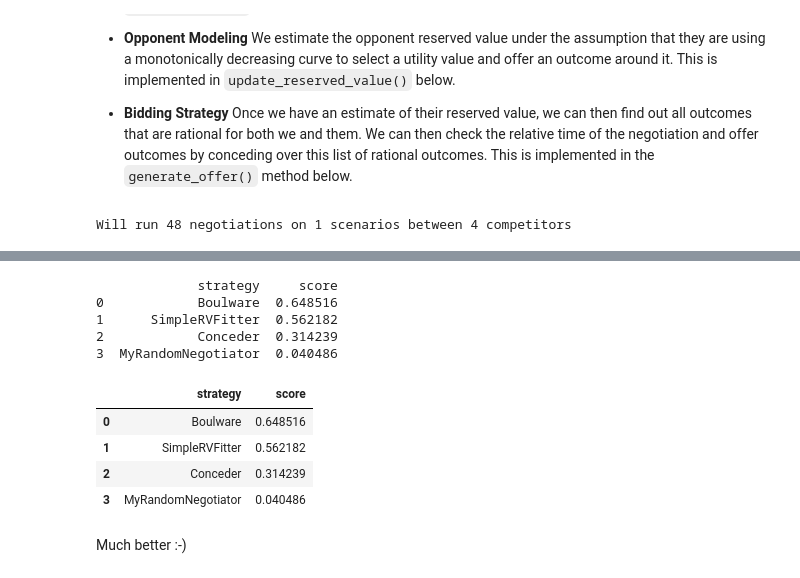
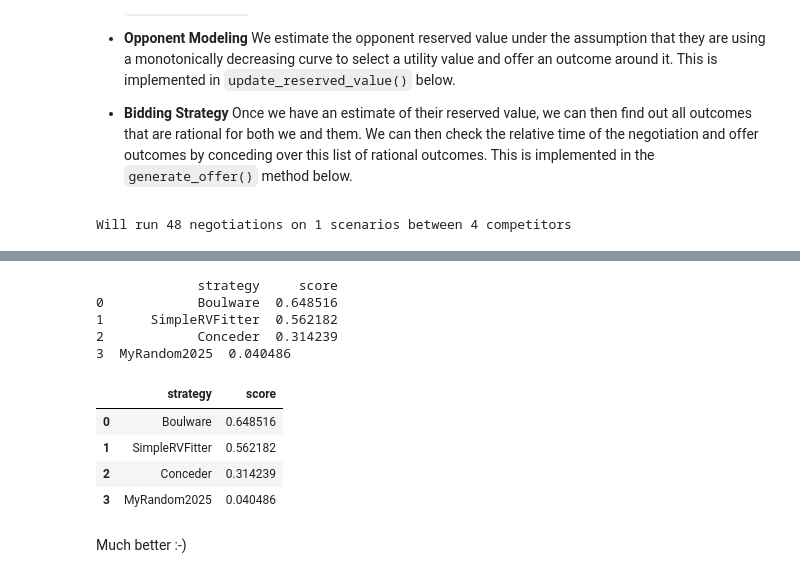
Before and after one commit to autoneg/anl2025, a Jupyter notebook: docs/docs/tutorials/notebooks/tutorial_develop.ipynb, the cells around one changed output, grey strips where cells are left out. Cells and saved outputs as stored; diff of their text form; code cells hidden in the pictures.

```diff
--- a/docs/docs/tutorials/notebooks/tutorial_develop.ipynb
+++ b/docs/docs/tutorials/notebooks/tutorial_develop.ipynb
@@ -44,7 +44,7 @@ Here is a simple random negotiator:
 import random
 from negmas.sao import SAONegotiator, SAOResponse
 from negmas import Outcome, ResponseType
-class MyRandomNegotiator(SAONegotiator):
+class MyRandom2025(SAONegotiator):
     def __call__(self, state):
         offer = state.current_offer
         if offer is not None and self.ufun.is_not_worse(offer, None) and random.random() < 0.25 :
@@ -281,23 +281,23 @@ class SimpleRVFitter(SAONegotiator):
 # %%
 anl2024_tournament(
     n_scenarios=1, n_repetitions=3, nologs=True, njobs=-1,
-    competitors=[MyRandomNegotiator, SimpleRVFitter, Boulware, Conceder]
+    competitors=[MyRandom2025, SimpleRVFitter, Boulware, Conceder]
 ).final_scores
 # %% [output]
 Will run 48 negotiations on 1 scenarios between 4 competitors
 [interactive output not drawn]
 [interactive output not drawn]
 [interactive output not drawn]
              strategy     score
 0            Boulware  0.648516
 1      SimpleRVFitter  0.562182
 2            Conceder  0.314239
-3  MyRandomNegotiator  0.040486
+3  MyRandom2025  0.040486
 |  | strategy | score |
 | 0 | Boulware | 0.648516 |
 | 1 | SimpleRVFitter | 0.562182 |
 | 2 | Conceder | 0.314239 |
-| 3 | MyRandomNegotiator | 0.040486 |
+| 3 | MyRandom2025 | 0.040486 |
 # %% [markdown]
 Much better :-)
 # %% [markdown]
```
Also changed, not shown: parts of 3 cells of this notebook, 9 other files.
